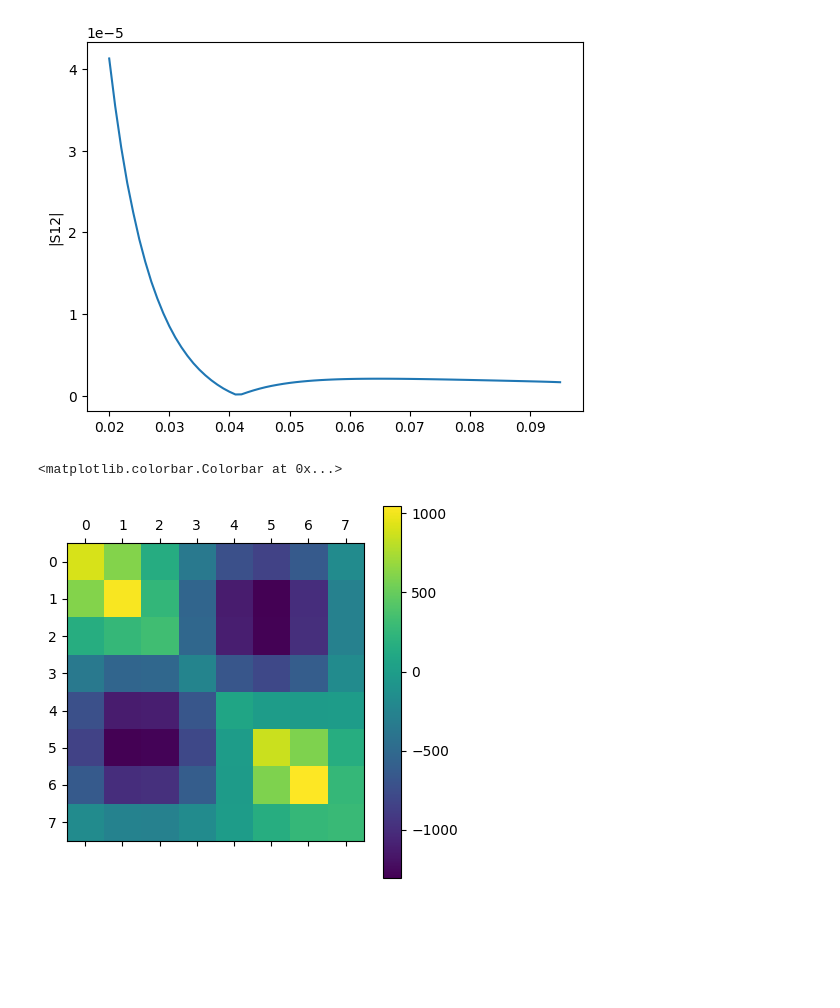
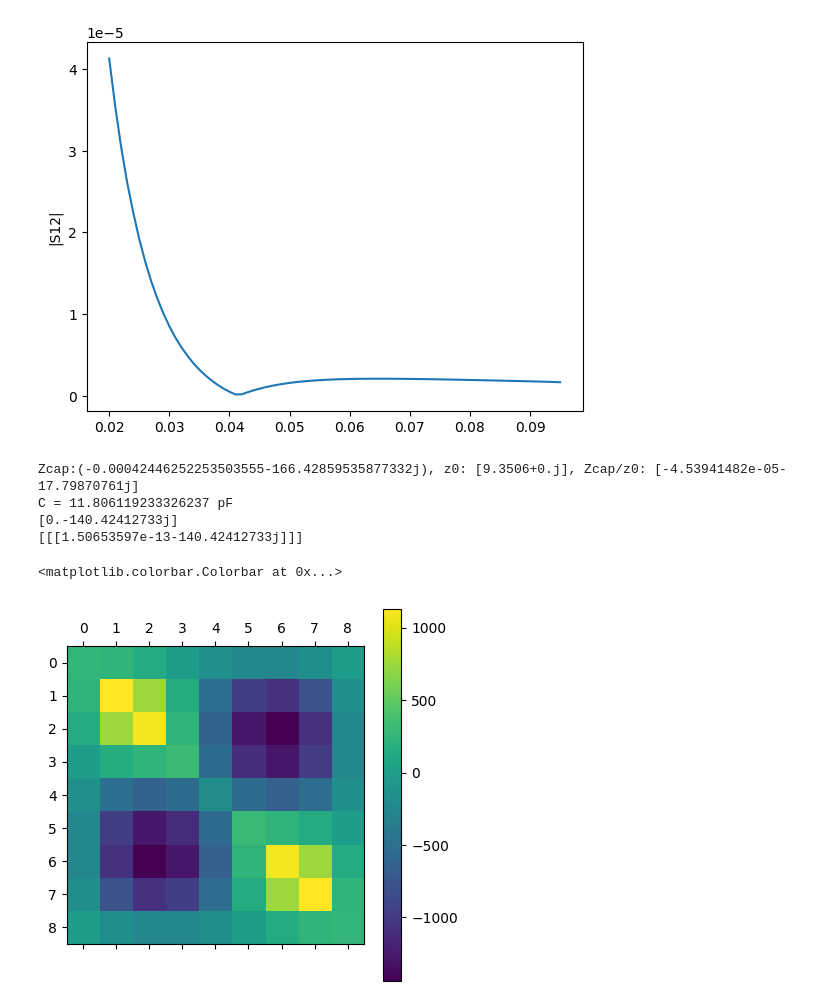
Before and after one commit to vandelij/TWA_circuit, a Jupyter notebook: Ricardo_Ispired.ipynb, the cells around one changed output. Cells and saved outputs as stored; diff of their text form; code cells hidden in the pictures; blank space fills up the shorter version.

```diff
--- a/Ricardo_Ispired.ipynb
+++ b/Ricardo_Ispired.ipynb
@@ -468,11 +469,43 @@ plt.ylabel('|S12|')
 # %% [output]
 Text(0, 0.5, '|S12|')
 [figure]
+# %%
+# try wiring up capacitors of different capacitance
+el = 0.03
+freqs = np.array([96])
+capnetcompare = build_capnet_given_length(el, freqs, filename='circ_model/S11_cap_81to111MHz.csv', z0=9.3506, round_level=3)
+Zcap, C = print_Znorm_and_capacitance(capnetcompare, 96, freqs)
+freq = rf.Frequency.from_f(freqs, unit='MHz')
+capZ = 1 / (1j * 2 * rf.pi * freq.f * C)
+print(capZ)
+Z = np.zeros((1,1,1), dtype='complex')
+Z[0,0,0] = capZ
+C1net = rf.Network(frequency=freq, z=Z, z0=9.3506)
+
+
+
+# short_impedance = 1e-6  # very low impedance for a short circuit
+# short_network = rf.Network(frequency=freq, s=rf.complex_2D.zeros(freq.npoints, 2, 2))
+
+# tl_media = rf.DefinedGammaZ0(freq, z0=[9.3506], gamma=1j*freq.w/rf.c)
+# print(f'C: {C}')
+
+# C1 = tl_media.capacitor(C, name='C1')
+# short = rf.data.wr2p2_short
+# short.frequency = freq
+# print(short.frequency)
+# C1net = rf.connect(C1, 1, short, 0)
+# print(C1net)
+# %% [output]
+Zcap:(-0.00042446252253503555-166.42859535877332j), z0: [9.3506+0.j], Zcap/z0: [-4.53941482e-05-17.79870761j]
+C = 11.806119233326237 pF
+[0.-140.42412733j]
+[[[1.50653597e-13-140.42412733j]]]
 # %%
 # antenna z matrix
-zant = rf.s2z(antnet1.s[:, 3:, 3:])[0]
+zant = rf.s2z(antnet1.s[:, 2:, 2:])[0]
 plt.matshow(np.imag(zant))
 plt.colorbar()
 # %% [output]
 <matplotlib.colorbar.Colorbar at 0x...>
-[figure, old version]
+[figure, new version]
```
Also changed, not shown: parts of 3 cells of this notebook.
